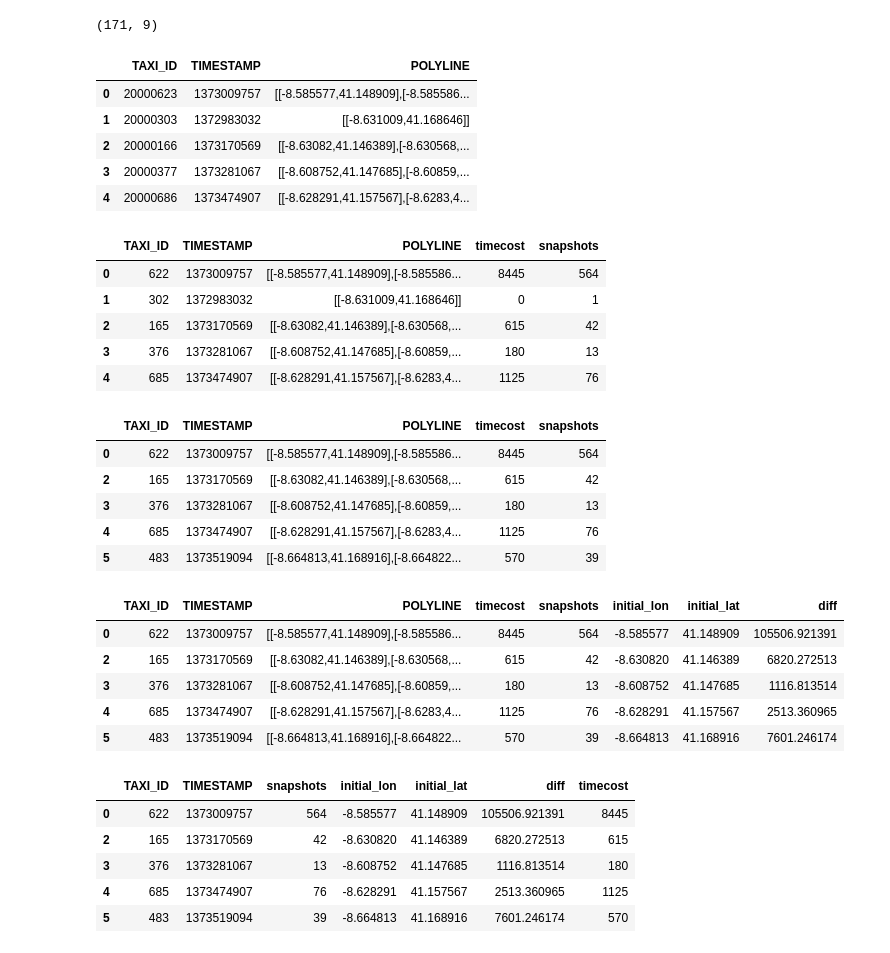
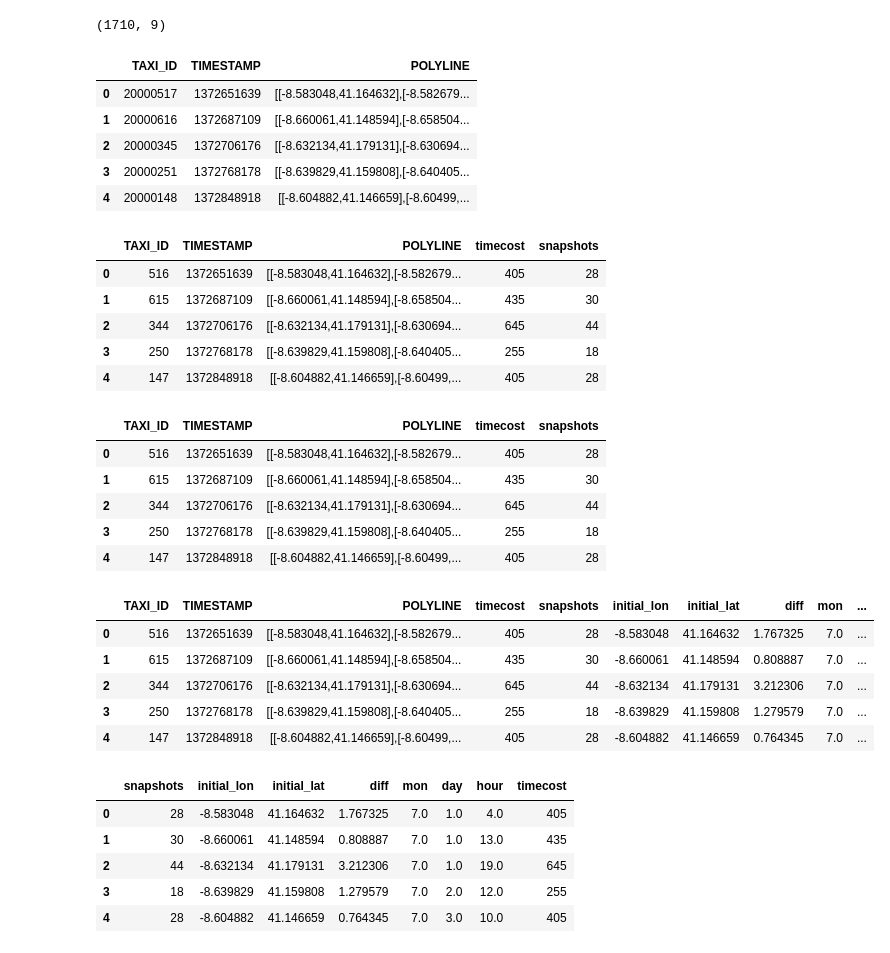
Before and after one commit to jojowither/machine_learning_course, a Jupyter notebook: HW3/Q3.2/Taxi Trip Time Prediction/taxi_trip_time_prediction.ipynb, the cells around one changed output. Cells and saved outputs as stored; diff of their text form; code cells hidden in the pictures.

```diff
--- a/HW3/Q3.2/Taxi Trip Time Prediction/taxi_trip_time_prediction.ipynb
+++ b/HW3/Q3.2/Taxi Trip Time Prediction/taxi_trip_time_prediction.ipynb
@@ -9,7 +9,7 @@ filename = "D:/Program/dataset/Taxi Trip Time Prediction/train.csv"
 df_rows = sum(1 for line in open(filename)) - 1
 
 # Sample size - in this case ~10%
-size = int(df_rows / 10000)
+size = int(df_rows / 1000)
 
 #the 0-indexed header will not be included in the skip list
 skip_idx = sorted(random.sample(range(1, df_rows), df_rows - size))
@@ -26,17 +26,17 @@ df.head()
 # %%
 df.shape
 # %% [output]
-(171, 9)
+(1710, 9)
 # %%
 df = df.drop(["CALL_TYPE","ORIGIN_CALL","ORIGIN_STAND","TRIP_ID","DAY_TYPE","MISSING_DATA"],axis=1)
 df.head()
 # %% [output]
 |  | TAXI_ID | TIMESTAMP | POLYLINE |
-| 0 | 20000623 | 1373009757 | [[-8.585577,41.148909],[-8.585586... |
-| 1 | 20000303 | 1372983032 | [[-8.631009,41.168646]] |
-| 2 | 20000166 | 1373170569 | [[-8.63082,41.146389],[-8.630568,... |
-| 3 | 20000377 | 1373281067 | [[-8.608752,41.147685],[-8.60859,... |
-| 4 | 20000686 | 1373474907 | [[-8.628291,41.157567],[-8.6283,4... |
+| 0 | 20000517 | 1372651639 | [[-8.583048,41.164632],[-8.582679... |
+| 1 | 20000616 | 1372687109 | [[-8.660061,41.148594],[-8.658504... |
+| 2 | 20000345 | 1372706176 | [[-8.632134,41.179131],[-8.630694... |
+| 3 | 20000251 | 1372768178 | [[-8.639829,41.159808],[-8.640405... |
+| 4 | 20000148 | 1372848918 | [[-8.604882,41.146659],[-8.60499,... |
 # %%
 import numpy as np
 import ast
@@ -68,11 +68,11 @@ df["snapshots"] = df.apply(snapshot,axis=1)
 df.head()
 # %% [output]
 |  | TAXI_ID | TIMESTAMP | POLYLINE | timecost | snapshots |
-| 0 | 622 | 1373009757 | [[-8.585577,41.148909],[-8.585586... | 8445 | 564 |
-| 1 | 302 | 1372983032 | [[-8.631009,41.168646]] | 0 | 1 |
-| 2 | 165 | 1373170569 | [[-8.63082,41.146389],[-8.630568,... | 615 | 42 |
-| 3 | 376 | 1373281067 | [[-8.608752,41.147685],[-8.60859,... | 180 | 13 |
-| 4 | 685 | 1373474907 | [[-8.628291,41.157567],[-8.6283,4... | 1125 | 76 |
+| 0 | 516 | 1372651639 | [[-8.583048,41.164632],[-8.582679... | 405 | 28 |
+| 1 | 615 | 1372687109 | [[-8.660061,41.148594],[-8.658504... | 435 | 30 |
+| 2 | 344 | 1372706176 | [[-8.632134,41.179131],[-8.630694... | 645 | 44 |
+| 3 | 250 | 1372768178 | [[-8.639829,41.159808],[-8.640405... | 255 | 18 |
+| 4 | 147 | 1372848918 | [[-8.604882,41.146659],[-8.60499,... | 405 | 28 |
 # %%
 empty_poly = df.loc[df['POLYLINE'] == '[]'].index.tolist()
 df = df.drop(empty_poly)
@@ -82,11 +82,11 @@ df = df.drop(snap_short)
 df.head()
 # %% [output]
 |  | TAXI_ID | TIMESTAMP | POLYLINE | timecost | snapshots |
-| 0 | 622 | 1373009757 | [[-8.585577,41.148909],[-8.585586... | 8445 | 564 |
-| 2 | 165 | 1373170569 | [[-8.63082,41.146389],[-8.630568,... | 615 | 42 |
-| 3 | 376 | 1373281067 | [[-8.608752,41.147685],[-8.60859,... | 180 | 13 |
-| 4 | 685 | 1373474907 | [[-8.628291,41.157567],[-8.6283,4... | 1125 | 76 |
-| 5 | 483 | 1373519094 | [[-8.664813,41.168916],[-8.664822... | 570 | 39 |
+| 0 | 516 | 1372651639 | [[-8.583048,41.164632],[-8.582679... | 405 | 28 |
+| 1 | 615 | 1372687109 | [[-8.660061,41.148594],[-8.658504... | 435 | 30 |
+| 2 | 344 | 1372706176 | [[-8.632134,41.179131],[-8.630694... | 645 | 44 |
+| 3 | 250 | 1372768178 | [[-8.639829,41.159808],[-8.640405... | 255 | 18 |
+| 4 | 147 | 1372848918 | [[-8.604882,41.146659],[-8.60499,... | 405 | 28 |
 # %%
 from math import radians, cos, sin, asin, sqrt
 
@@ -111,21 +111,34 @@ def haversine(row):
 
     # 地球平均半徑，單位為公里
     r = 6371
+    diff = c * r * 1000
 
-    return c * r * 1000
+    return diff/1000
+# %%
+import time
+
+def get_date(row):
+    tt = time.gmtime(row["TIMESTAMP"])
+    time_data = [tt.tm_mon,tt.tm_mday,tt.tm_hour]
+
+    return pd.Series(np.array(time_data, dtype=float))
 # %%
 df['initial_lon'] = df.apply(initial_long,axis=1)
 df['initial_lat'] = df.apply(initial_lat,axis=1)
 df['diff'] = df.apply(haversine,axis=1)
 
+ds = df.apply(get_date,axis=1)
+ds.columns = ["mon","day","hour"]
+df = df.join(ds)
+
 df.head()
 # %% [output]
-|  | TAXI_ID | TIMESTAMP | POLYLINE | timecost | snapshots | initial_lon | initial_lat | diff |
-| 0 | 622 | 1373009757 | [[-8.585577,41.148909],[-8.585586... | 8445 | 564 | -8.585577 | 41.148909 | 105506.921391 |
-| 2 | 165 | 1373170569 | [[-8.63082,41.146389],[-8.630568,... | 615 | 42 | -8.630820 | 41.146389 | 6820.272513 |
-| 3 | 376 | 1373281067 | [[-8.608752,41.147685],[-8.60859,... | 180 | 13 | -8.608752 | 41.147685 | 1116.813514 |
-| 4 | 685 | 1373474907 | [[-8.628291,41.157567],[-8.6283,4... | 1125 | 76 | -8.628291 | 41.157567 | 2513.360965 |
-| 5 | 483 | 1373519094 | [[-8.664813,41.168916],[-8.664822... | 570 | 39 | -8.664813 | 41.168916 | 7601.246174 |
+|  | TAXI_ID | TIMESTAMP | POLYLINE | timecost | snapshots | initial_lon | initial_lat | diff | mon | ... |
+| 0 | 516 | 1372651639 | [[-8.583048,41.164632],[-8.582679... | 405 | 28 | -8.583048 | 41.164632 | 1.767325 | 7.0 | ... |
+| 1 | 615 | 1372687109 | [[-8.660061,41.148594],[-8.658504... | 435 | 30 | -8.660061 | 41.148594 | 0.808887 | 7.0 | ... |
+| 2 | 344 | 1372706176 | [[-8.632134,41.179131],[-8.630694... | 645 | 44 | -8.632134 | 41.179131 | 3.212306 | 7.0 | ... |
+| 3 | 250 | 1372768178 | [[-8.639829,41.159808],[-8.640405... | 255 | 18 | -8.639829 | 41.159808 | 1.279579 | 7.0 | ... |
+| 4 | 147 | 1372848918 | [[-8.604882,41.146659],[-8.60499,... | 405 | 28 | -8.604882 | 41.146659 | 0.764345 | 7.0 | ... |
 # %%
 cols = df.columns.tolist()
 y_label = cols[3]
@@ -133,12 +146,14 @@ del cols[3]
 cols.append(y_label)
 df = df[cols]
 
+df = df.drop(["TIMESTAMP"],axis=1)
 df = df.drop(["POLYLINE"],axis=1)
+df = df.drop(["TAXI_ID"],axis=1)
 df.head()
 # %% [output]
-|  | TAXI_ID | TIMESTAMP | snapshots | initial_lon | initial_lat | diff | timecost |
-| 0 | 622 | 1373009757 | 564 | -8.585577 | 41.148909 | 105506.921391 | 8445 |
-| 2 | 165 | 1373170569 | 42 | -8.630820 | 41.146389 | 6820.272513 | 615 |
-| 3 | 376 | 1373281067 | 13 | -8.608752 | 41.147685 | 1116.813514 | 180 |
-| 4 | 685 | 1373474907 | 76 | -8.628291 | 41.157567 | 2513.360965 | 1125 |
-| 5 | 483 | 1373519094 | 39 | -8.664813 | 41.168916 | 7601.246174 | 570 |
+|  | snapshots | initial_lon | initial_lat | diff | mon | day | hour | timecost |
+| 0 | 28 | -8.583048 | 41.164632 | 1.767325 | 7.0 | 1.0 | 4.0 | 405 |
+| 1 | 30 | -8.660061 | 41.148594 | 0.808887 | 7.0 | 1.0 | 13.0 | 435 |
+| 2 | 44 | -8.632134 | 41.179131 | 3.212306 | 7.0 | 1.0 | 19.0 | 645 |
+| 3 | 18 | -8.639829 | 41.159808 | 1.279579 | 7.0 | 2.0 | 12.0 | 255 |
+| 4 | 28 | -8.604882 | 41.146659 | 0.764345 | 7.0 | 3.0 | 10.0 | 405 |
```
Also changed, not shown: parts of 11 cells of this notebook.
